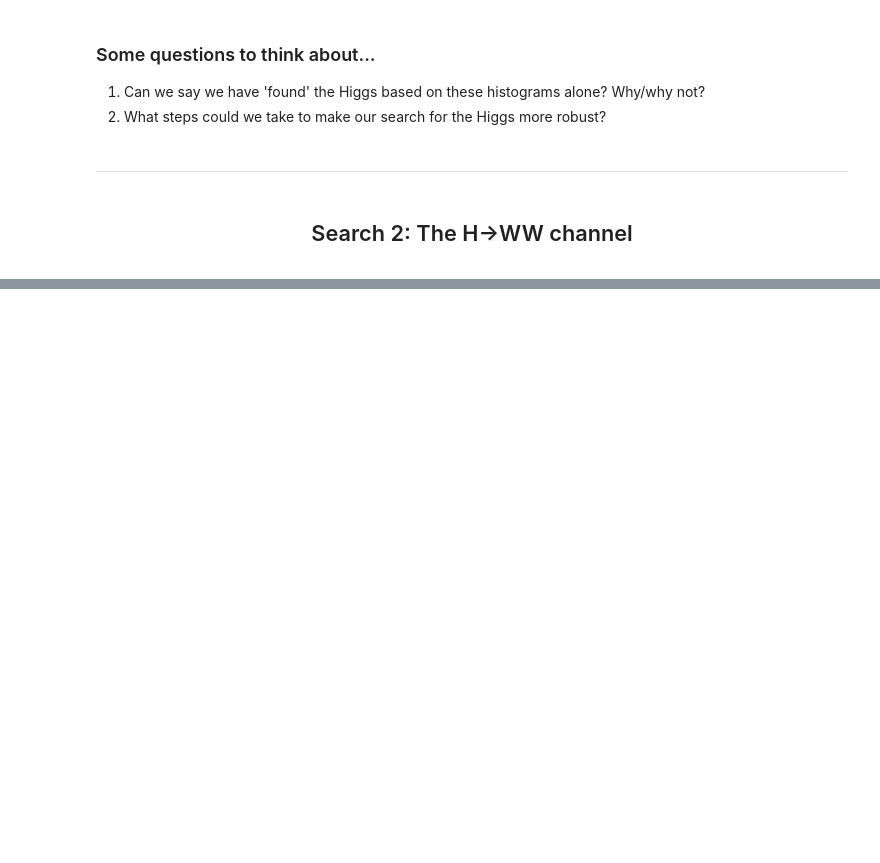
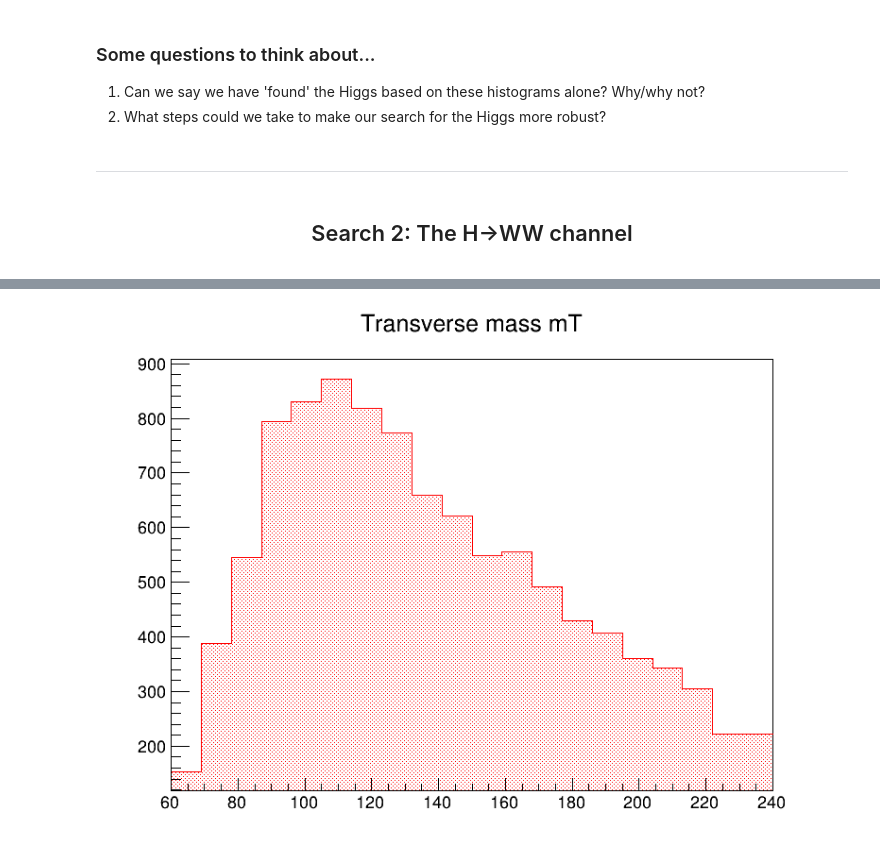
Before and after one commit to olaiya/notebooks-collection-opendata, a Jupyter notebook: Co-Creation3_HiggsSearch.ipynb, the cells around one changed output, grey strips where cells are left out. Drawn from its saved outputs; the diff is of its cells as text; code cells hidden in the pictures; blank space fills up the shorter version.

```diff
--- a/Co-Creation3_HiggsSearch.ipynb
+++ b/Co-Creation3_HiggsSearch.ipynb
@@ -415,0 +410,4 @@ Done!
+# %%
+c = ROOT.TCanvas("HWWCanvas","Higgs->WW Analysis",800,600)
+h_bgs = ROOT.TH1F("h_bgs","Transverse mass mT",20,60,240)
+h_dat = ROOT.TH1F("h_dat","Transverse mass mT",20,60,240)
@@ -415,0 +523,9 @@ Done!
+# %%
+h_dat.SetFillStyle(3003)
+h_dat.SetFillColor(2)
+h_dat.SetLineColor(2)
+
+h_dat.Draw("hist")
+c.Draw()
+# %% [output]
+[figure, added]
```
Also changed, not shown: parts of 27 cells of this notebook, 1 other file.
